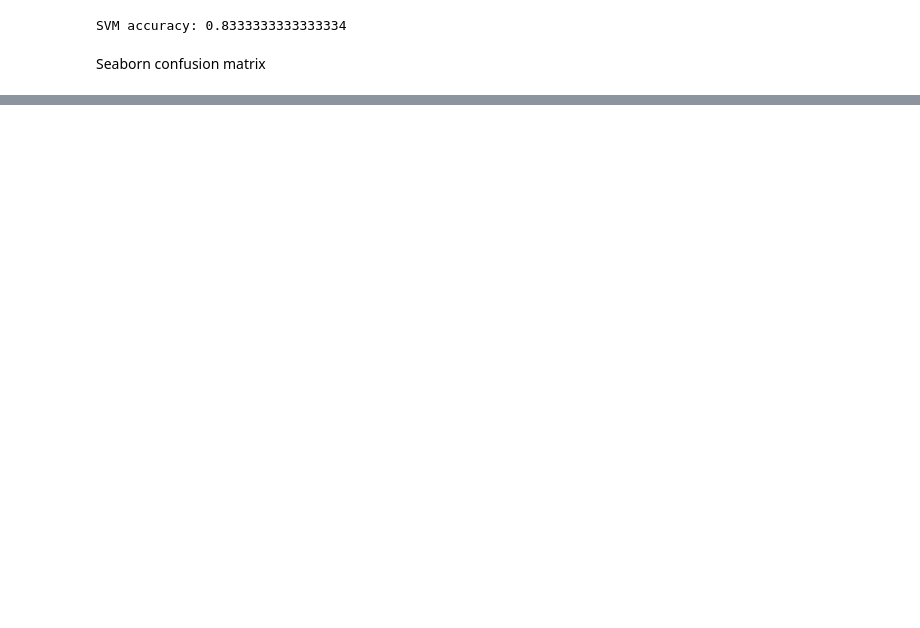
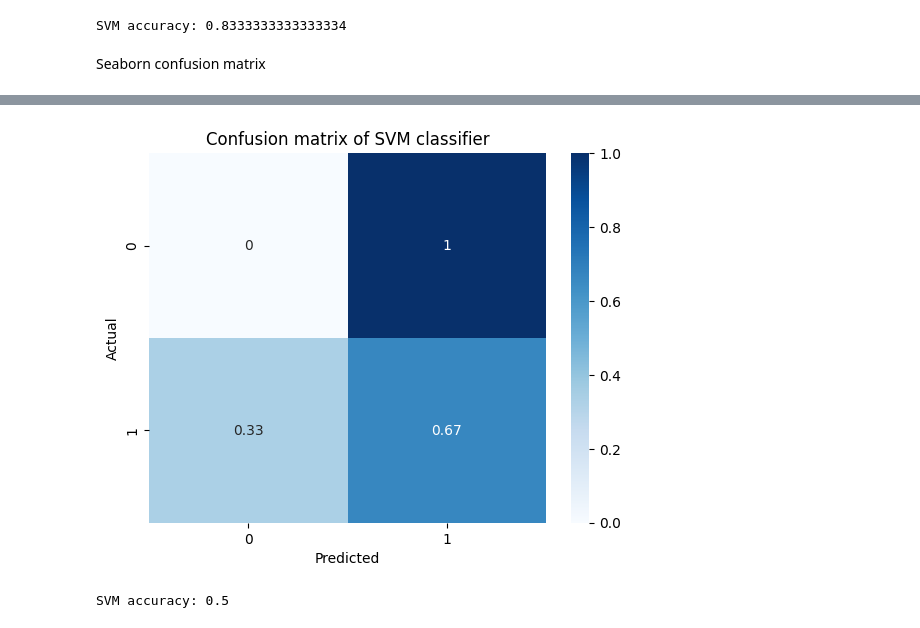
Before and after one commit to tomjefferis/ArtHeart, a Jupyter notebook: arthheart-ml.ipynb, the cells around one changed output, grey strips where cells are left out. Drawn from its saved outputs; the diff is of its cells as text; code cells hidden in the pictures; blank space fills up the shorter version.

```diff
--- a/arthheart-ml.ipynb
+++ b/arthheart-ml.ipynb
@@ -367,0 +403,11 @@ SVM accuracy: 0.5
+# %%
+# Plot the confusion matrix
+cm = confusion_matrix(y_test, svm.predict(X_test))
+cm_norm = cm / cm.sum(axis=1).reshape(-1,1)
+sns.heatmap(cm_norm, annot=True, cmap='Blues')
+plt.xlabel('Predicted')
+plt.ylabel('Actual')
+plt.title('Confusion matrix of SVM classifier')
+plt.show()
+# %% [output]
+[figure, added]
@@ -367,0 +419,10 @@ SVM accuracy: 0.5
+# %%
+# Create and train the SVM model
+svm = SVC()
+svm.fit(X_train, y_train)
+
+# Evaluate the model on the testing set
+accuracy = svm.score(X_test, y_test)
+print(f'SVM accuracy: {accuracy}')
+# %% [output]
+SVM accuracy: 0.5
```
Also changed, not shown: parts of 23 cells of this notebook, 1 other file.
